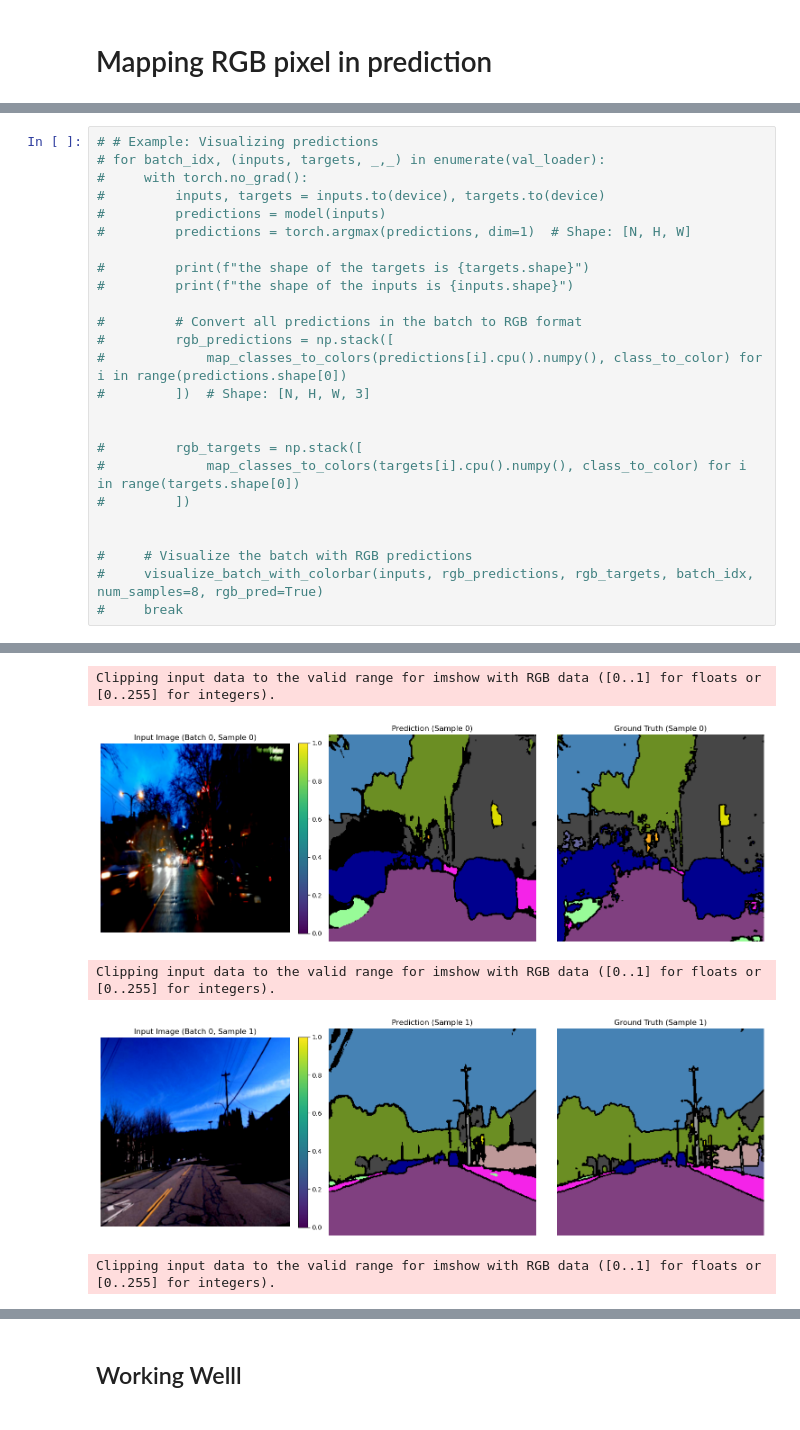
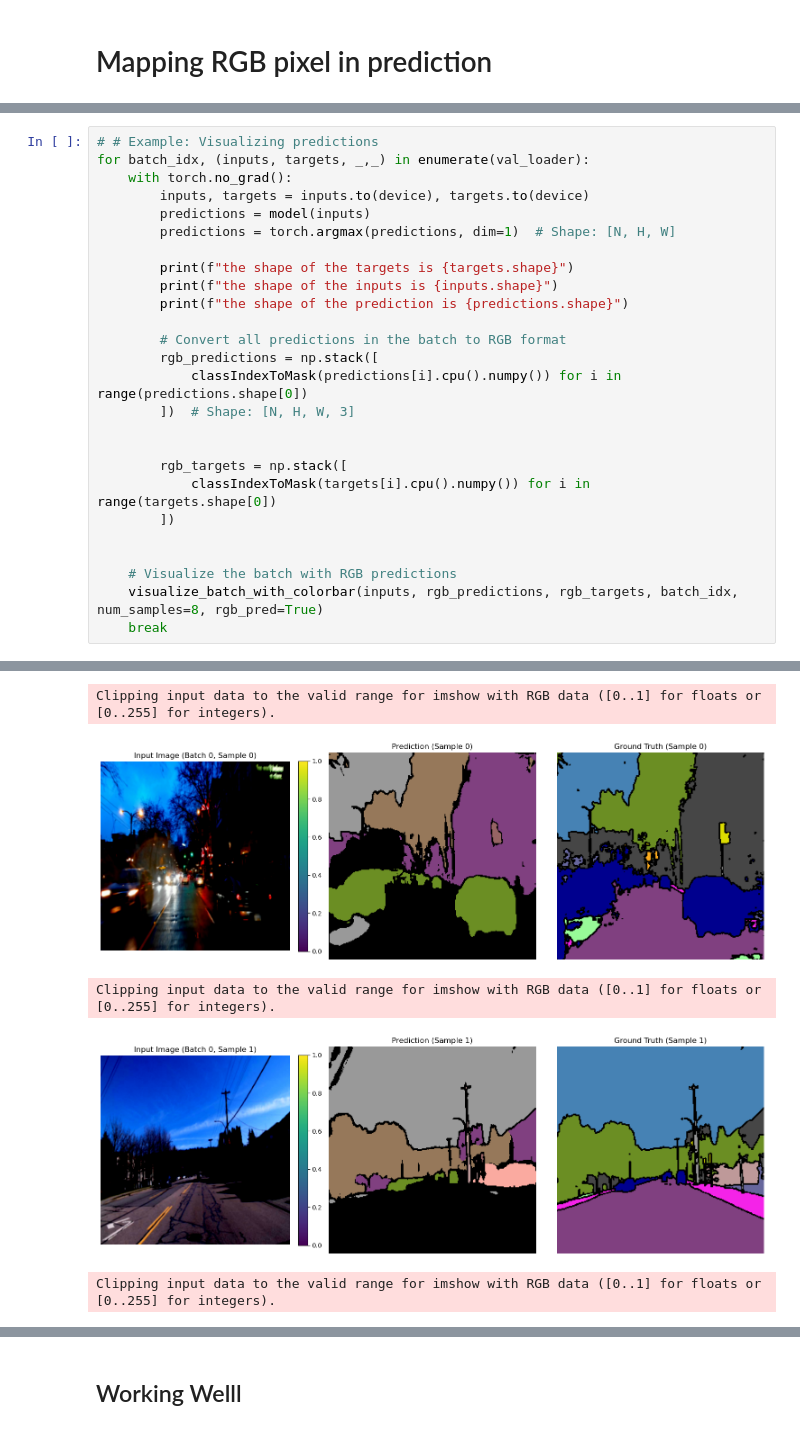
Before and after one commit to rohinr7/Advanced-Image-Segmentation, a Jupyter notebook: notebooks/model_analysis.ipynb, the cells around one changed output, grey strips where cells are left out. Cells and saved outputs as stored; diff of their text form.

```diff
--- a/notebooks/model_analysis.ipynb
+++ b/notebooks/model_analysis.ipynb
@@ -127,28 +72,29 @@ def map_classes_to_colors(predictions, class_to_color):
 # %%
 # # Example: Visualizing predictions
-# for batch_idx, (inputs, targets, _,_) in enumerate(val_loader):
-#     with torch.no_grad():
-#         inputs, targets = inputs.to(device), targets.to(device)
-#         predictions = model(inputs)
-#         predictions = torch.argmax(predictions, dim=1)  # Shape: [N, H, W]
+for batch_idx, (inputs, targets, _,_) in enumerate(val_loader):
+    with torch.no_grad():
+        inputs, targets = inputs.to(device), targets.to(device)
+        predictions = model(inputs)
+        predictions = torch.argmax(predictions, dim=1)  # Shape: [N, H, W]
 
-#         print(f"the shape of the targets is {targets.shape}")
-#         print(f"the shape of the inputs is {inputs.shape}")
+        print(f"the shape of the targets is {targets.shape}")
+        print(f"the shape of the inputs is {inputs.shape}")
+        print(f"the shape of the prediction is {predictions.shape}")
 
-#         # Convert all predictions in the batch to RGB format
-#         rgb_predictions = np.stack([
-#             map_classes_to_colors(predictions[i].cpu().numpy(), class_to_color) for i in range(predictions.shape[0])
-#         ])  # Shape: [N, H, W, 3]
+        # Convert all predictions in the batch to RGB format
+        rgb_predictions = np.stack([
+            classIndexToMask(predictions[i].cpu().numpy()) for i in range(predictions.shape[0])
+        ])  # Shape: [N, H, W, 3]
 
 
-#         rgb_targets = np.stack([
-#             map_classes_to_colors(targets[i].cpu().numpy(), class_to_color) for i in range(targets.shape[0])
-#         ])
+        rgb_targets = np.stack([
+            classIndexToMask(targets[i].cpu().numpy()) for i in range(targets.shape[0])
+        ])
 
 
-#     # Visualize the batch with RGB predictions
-#     visualize_batch_with_colorbar(inputs, rgb_predictions, rgb_targets, batch_idx, num_samples=8, rgb_pred=True)
-#     break
+    # Visualize the batch with RGB predictions
+    visualize_batch_with_colorbar(inputs, rgb_predictions, rgb_targets, batch_idx, num_samples=8, rgb_pred=True)
+    break
 # %% [output]
 the shape of the targets is torch.Size([16, 256, 256])
 the shape of the inputs is torch.Size([16, 3, 256, 256])
@@ -155,5 +102,5 @@ the shape of the inputs is torch.Size([16, 3, 256, 256])
 Clipping input data to the valid range for imshow with RGB data ([0..1] for floats or [0..255] for integers).
-[figure, old version]
+[figure, new version]
 Clipping input data to the valid range for imshow with RGB data ([0..1] for floats or [0..255] for integers).
-[figure, old version]
+[figure, new version]
 Clipping input data to the valid range for imshow with RGB data ([0..1] for floats or [0..255] for integers).
```
Also changed, not shown: parts of 5 cells of this notebook, 22 other files.
